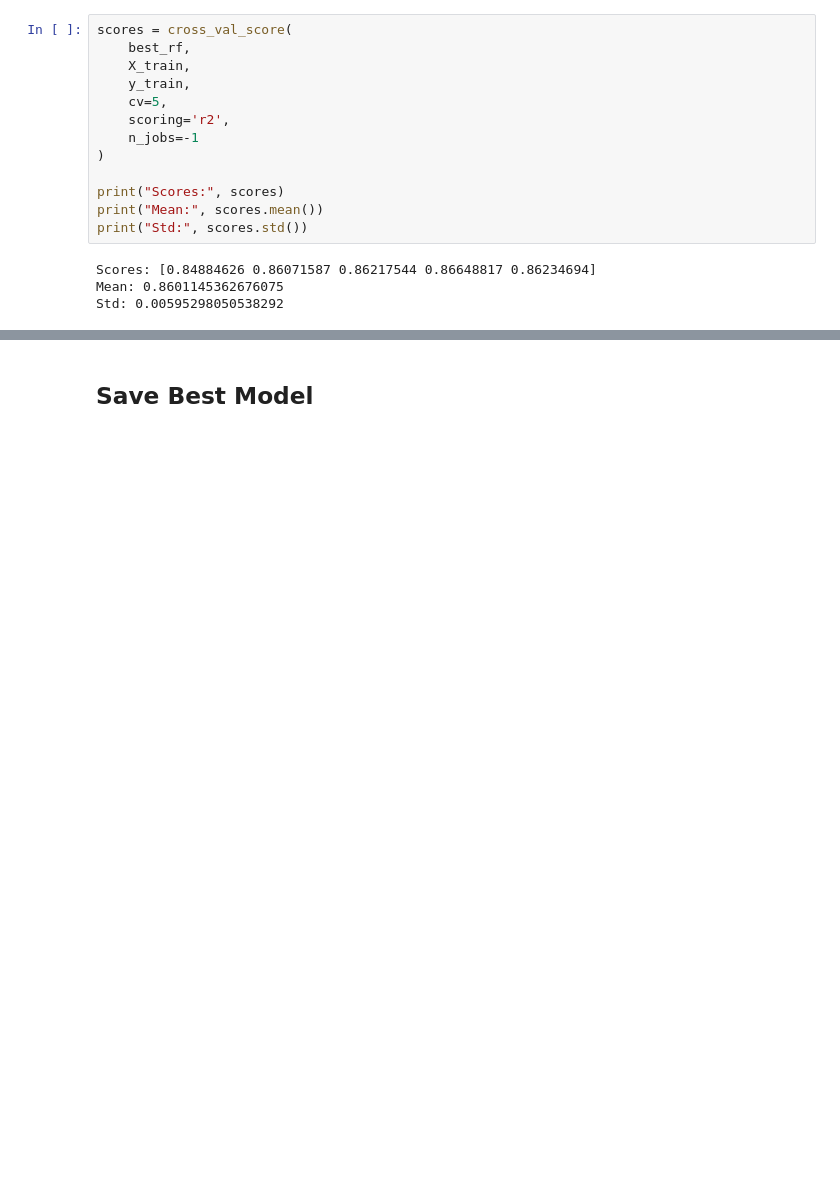
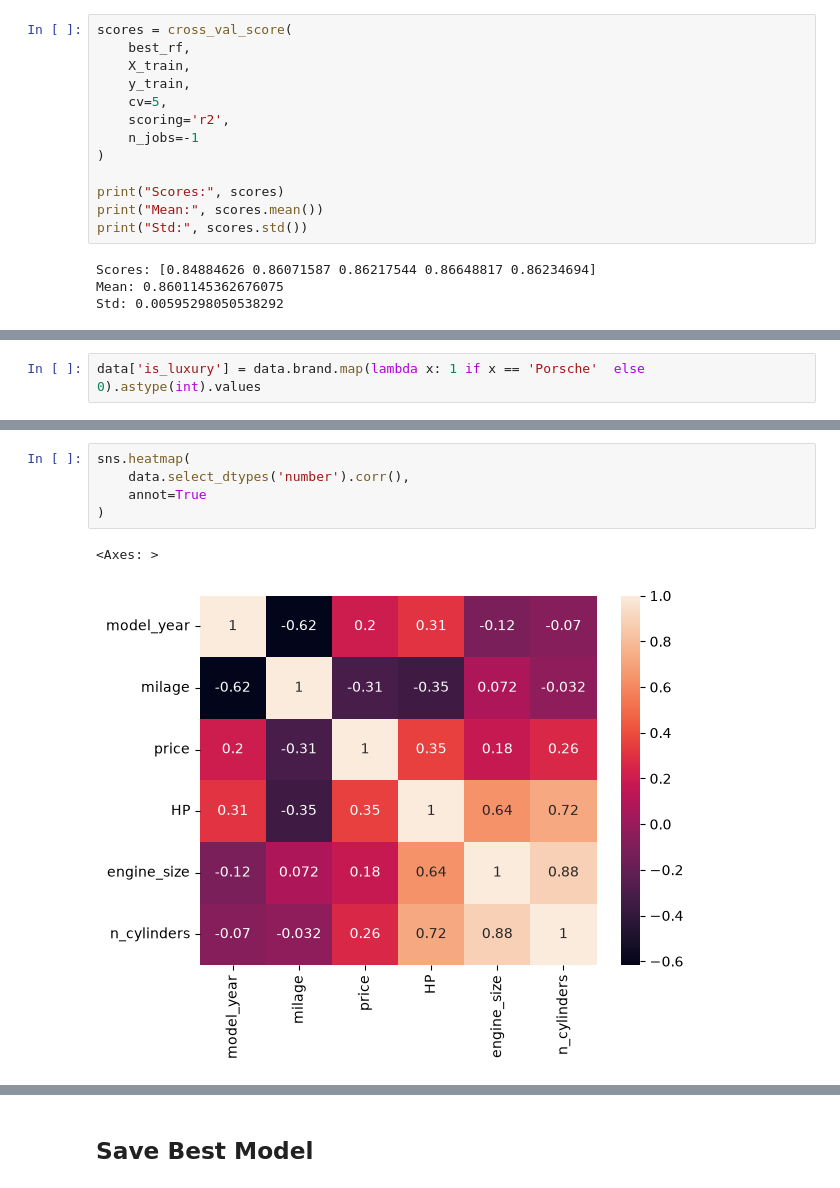
Before and after one commit to minaekramy12/Used-Cars-Price-Prediction-Project, a Jupyter notebook: notebooks/04_machine_learning.ipynb, the cells around one changed output, grey strips where cells are left out. Cells and saved outputs as stored; diff of their text form; blank space fills up the shorter version.

```diff
--- a/notebooks/04_machine_learning.ipynb
+++ b/notebooks/04_machine_learning.ipynb
@@ -408,0 +609,2 @@ Std: 0.00595298050538292
+# %%
+data['is_luxury'] = data.brand.map(lambda x: 1 if x == 'Porsche'  else 0).astype(int).values
@@ -408,0 +682,8 @@ Std: 0.00595298050538292
+# %%
+sns.heatmap(
+    data.select_dtypes('number').corr(),
+    annot=True
+)
+# %% [output]
+<Axes: >
+[figure, added]
```
Also changed, not shown: parts of 23 cells of this notebook.
